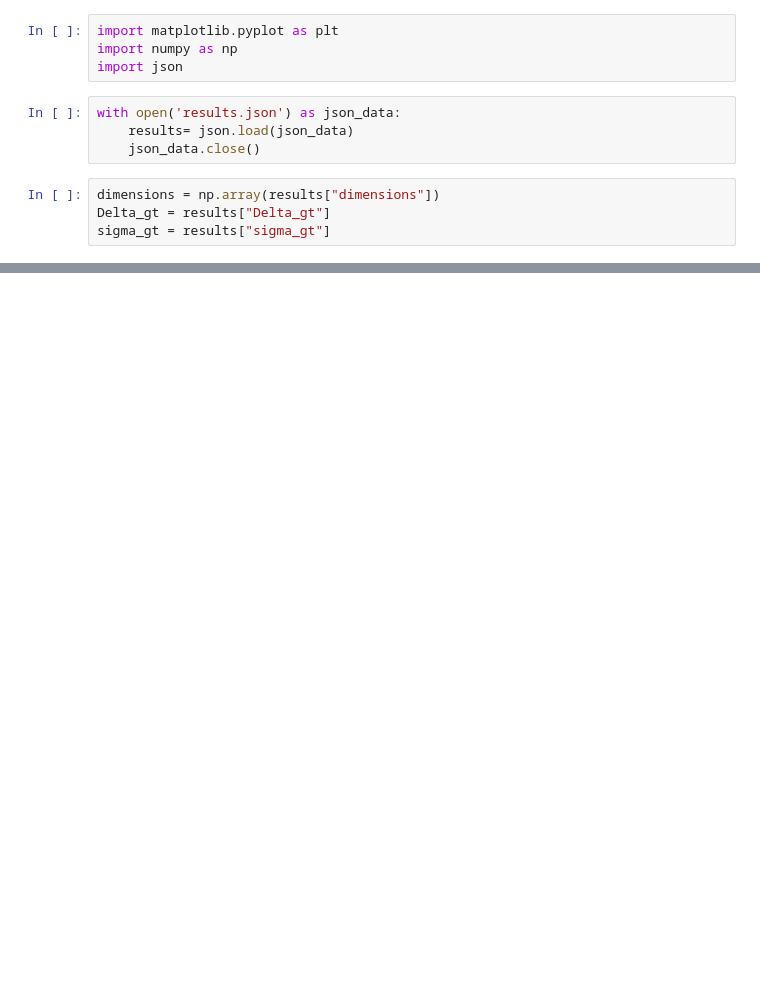
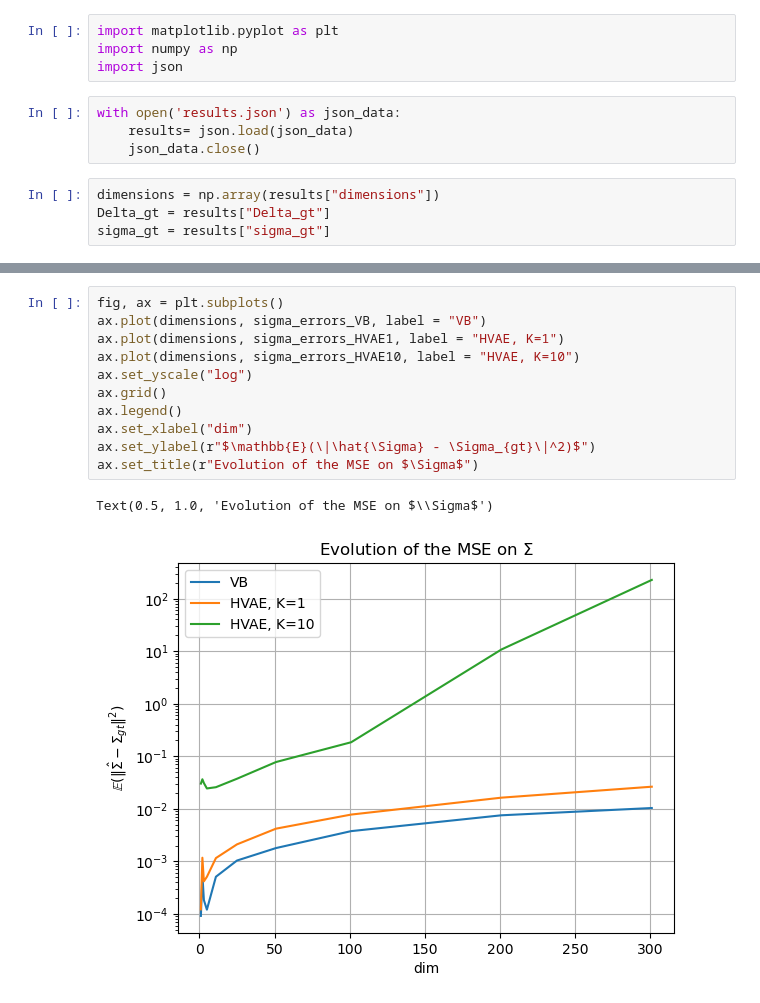
Before and after one commit to abelmaxv/projet-CompStat, a Jupyter notebook: experiments/gaussian/plots.ipynb, the cells around one changed output, grey strips where cells are left out. Drawn from its saved outputs; the diff is of its cells as text; blank space fills up the shorter version.

```diff
--- a/experiments/gaussian/plots.ipynb
+++ b/experiments/gaussian/plots.ipynb
@@ -68,0 +62,14 @@ ax.legend()
+# %%
+fig, ax = plt.subplots()
+ax.plot(dimensions, sigma_errors_VB, label = "VB")
+ax.plot(dimensions, sigma_errors_HVAE1, label = "HVAE, K=1")
+ax.plot(dimensions, sigma_errors_HVAE10, label = "HVAE, K=10")
+ax.set_yscale("log")
+ax.grid()
+ax.legend()
+ax.set_xlabel("dim")
+ax.set_ylabel(r"$\mathbb{E}(\|\hat{\Sigma} - \Sigma_{gt}\|^2)$")
+ax.set_title(r"Evolution of the MSE on $\Sigma$")
+# %% [output]
+Text(0.5, 1.0, 'Evolution of the MSE on $\\Sigma$')
+[figure, added]
```
Also changed, not shown: parts of 6 cells of this notebook.
